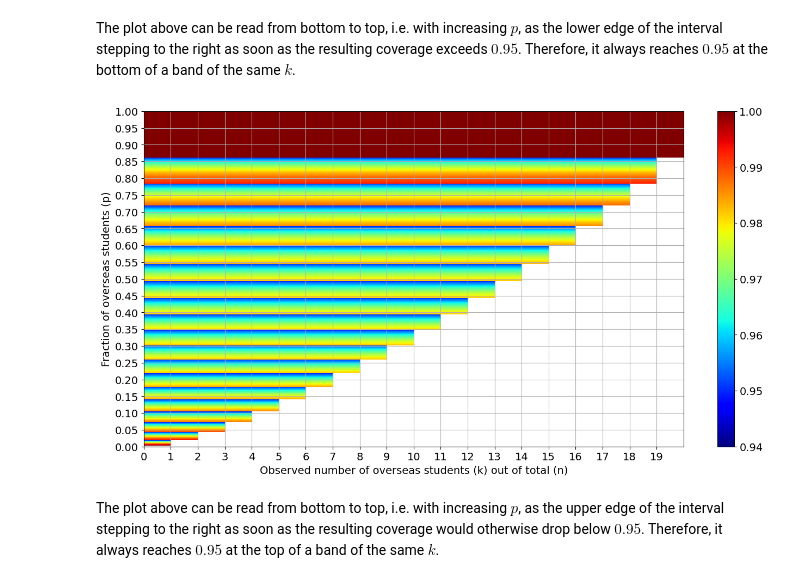
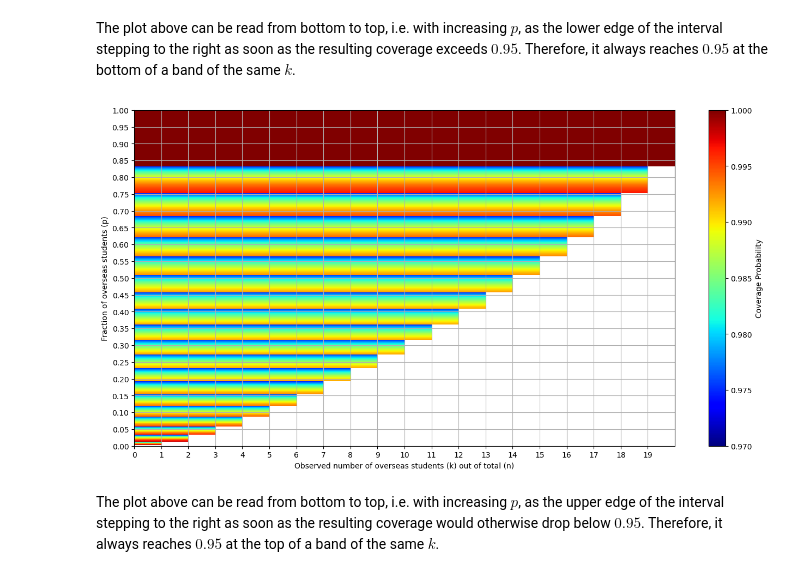
Before and after one commit to p-parkinson/intro_data_science, a Jupyter notebook: Chapter 9/Chapter 9.ipynb, the cells around one changed output. Saved outputs shown, nothing was run; the diff lists cells and outputs as text; code cells hidden in the pictures.

```diff
--- a/Chapter 9/Chapter 9.ipynb
+++ b/Chapter 9/Chapter 9.ipynb
@@ -394,6 +537,13 @@ plt.show()
 The following three plots show the construction of the confidence belt first separated in one-sided intervals, which satisfy the inequalities discussed above, and finally their intersection.
 The color shows the variation of the confidence level covered, which illustrates the steps.
 # %%
+import numpy as np
+import matplotlib.pyplot as plt
+from matplotlib.patches import Rectangle
+from matplotlib.collections import PatchCollection
+from scipy.stats import binom
+from typing import Tuple
+
 def calculate_confidence_interval(confidence_level: float, n_total: int, prob: float) -> Tuple[float, float, float]:
     """
     Calculate the upper confidence interval for a binomial distribution.
@@ -430,12 +580,19 @@ coverage_probabilities = []
 
 # Calculate confidence intervals for different probabilities
 for i in range(1, n_points):
+    # Ranges from 0 to 1 (excluding 0 to avoid division by zero)
     prob_overseas = i / n_points
 
     # Calculate confidence interval and coverage
     lower, upper, coverage = calculate_confidence_interval(
         confidence_level, n_students, prob_overseas
     )
+
+    if i in [50,300,500,1000]:
+        print(f"Probability of overseas students: {prob_overseas}")
+        print(f"Lower bound: {lower}")
+        print(f"Upper bound: {upper}")
+        print(f"Coverage probability: {coverage}")
 
     # Create rectangle patch for visualization
     belt_patches.append(
@@ -446,7 +603,7 @@ for i in range(1, n_points):
 # Create confidence belt visualization
 belt = PatchCollection(belt_patches, alpha=1.0, cmap='jet')
 belt.set_array(np.array(coverage_probabilities))
-belt.set_clim([0.94, 1])  # Set color scale for coverage probability
+belt.set_clim([0.97, 1])  # Set color scale for coverage probability
 
 # Create and configure plot
 fig, ax = plt.subplots(figsize=(16, 8))
@@ -469,45 +638,65 @@ plt.show()
 # %% [markdown]
 The plot above can be read from bottom to top, i.e. with increasing $p$, as the lower edge of the interval stepping to the right as soon as the resulting coverage exceeds $0.95$. Therefore, it always reaches $0.95$ at the bottom of a band of the same $k$.
 # %%
-def get_lower_interval(cl, n, p):
-    # calculate r- and r+ based on pre-defined functions
+def get_lower_interval(cl: float, n: int, p: float) -> Tuple[float, float, float]:
+    """
+    Calculate the lower confidence interval for a binomial distribution.
+
+    Args:
+        cl: Confidence level (e.g., 0.95 for 95%)
+        n: Total number of trials (sample size)
+        p: Probability of success for each trial
+
+    Returns:
+        Tuple containing (lower bound, upper bound, actual coverage probability)
+    """
     rm = 0
-    rp = binom.ppf(0.5*(1-cl) + cl, n, p)
+    rp = binom.ppf(0.5 * (1 - cl) + cl, n, p)
     if rm > 0:
-        return rm, rp, binom.cdf(rp,n,p)-binom.cdf(rm-1,n,p)
+        return rm, rp, binom.cdf(rp, n, p) - binom.cdf(rm - 1, n, p)
     else:
-        return rm, rp, binom.cdf(rp,n,p)
+        return rm, rp, binom.cdf(rp, n, p)
 
-nSamples = 1000 # defines granularity in y (=probability)
+# Simulation parameters
+nSamples = 1000  # Defines granularity in y (probability)
+nStudents = 20  # Total number of students
+cl = 0.95  # Confidence level
+
+# Lists to store the confidence belt visualization data
 binom_patches = []
 binom_colors = []
-for i in range(1,nSamples):
-    pOverseas = 1. * i / nSamples # translate into probability
-    rm, rp, p = get_lower_interval(cl, nStudents, pOverseas) # use fast implementation
-    binom_patches.append( Rectangle((rm,pOverseas),rp-rm,1./nSamples) ) # define drawing object for confidence interval
+
+# Calculate confidence intervals for different probabilities
+for i in range(1, nSamples):
+    pOverseas = i / nSamples  # Translate into probability
+    rm, rp, p = get_lower_interval(cl, nStudents, pOverseas)  # Use fast implementation
+    # Define drawing object for confidence interval
+    binom_patches.append(Rectangle((rm, pOverseas), rp - rm, 1.0 / nSamples))
     binom_colors.append(p)
-binoms = PatchCollection(binom_patches, alpha=1.0, cmap=jet) # drawing object for complete belt
+
+# Create confidence belt visualization
+binoms = PatchCollection(binom_patches, alpha=1.0, cmap='jet')  # Drawing object for complete belt
 binoms.set_array(np.array(binom_colors))
-binoms.set_clim([0.94, 1])
+binoms.set_clim([0.97, 1])  # Set color scale for coverage probability
 
-fig, ax = plt.subplots(figsize=(16,8))
-ax.set_xlim(0,nStudents) # set x axis range
-ax.set_ylim(0,1)         # set y axis range
+# Create and configure plot
+fig, ax = plt.subplots(figsize=(16, 8))
+ax.set_xlim(0, nStudents)  # Set x-axis range
+ax.set_ylim(0, 1)  # Set y-axis range
+ax.add_collection(binoms)  # Draw belt
 
-ax.add_collection(binoms) # draw belt
-
-# plot optics
-ax.set_yticks([x/20. for x in range(21)])
+# Configure axes and labels
+ax.set_yticks([x / 20 for x in range(21)])
 ax.set_xticks([x for x in range(nStudents)])
-ax.grid(which='both',axis='x')
-ax.grid(which='major',axis='y')
+ax.grid(which='both', axis='x')
+ax.grid(which='major', axis='y')
 ax.set_xlabel('Observed number of overseas students (k) out of total (n)')
 ax.set_ylabel('Fraction of overseas students (p)')
 
-plt.colorbar(binoms)
+plt.colorbar(binoms, label='Coverage Probability')
 plt.show()
 # %% [output]
-[figure, old version]
+[figure, new version]
 # %% [markdown]
 The plot above can be read from bottom to top, i.e. with increasing $p$, as the upper edge of the interval stepping to the right as soon as the resulting coverage would otherwise drop below $0.95$. Therefore, it always reaches $0.95$ at the top of a band of the same $k$.
 # %%
```
Also changed, not shown: parts of 16 cells of this notebook.
